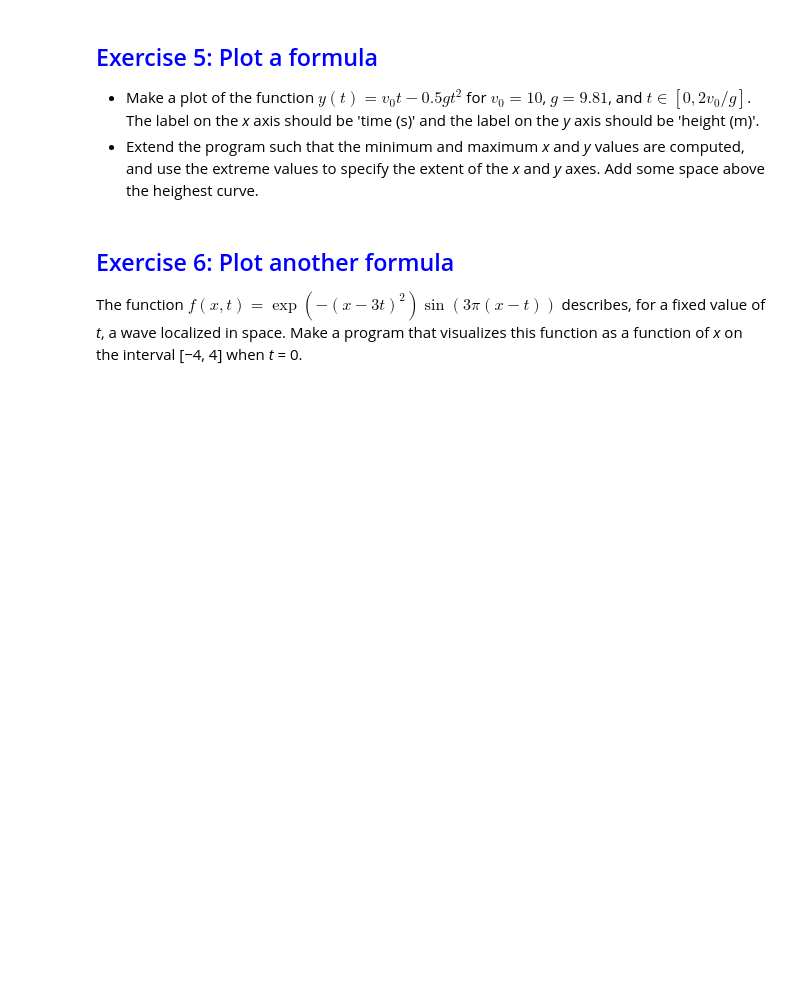
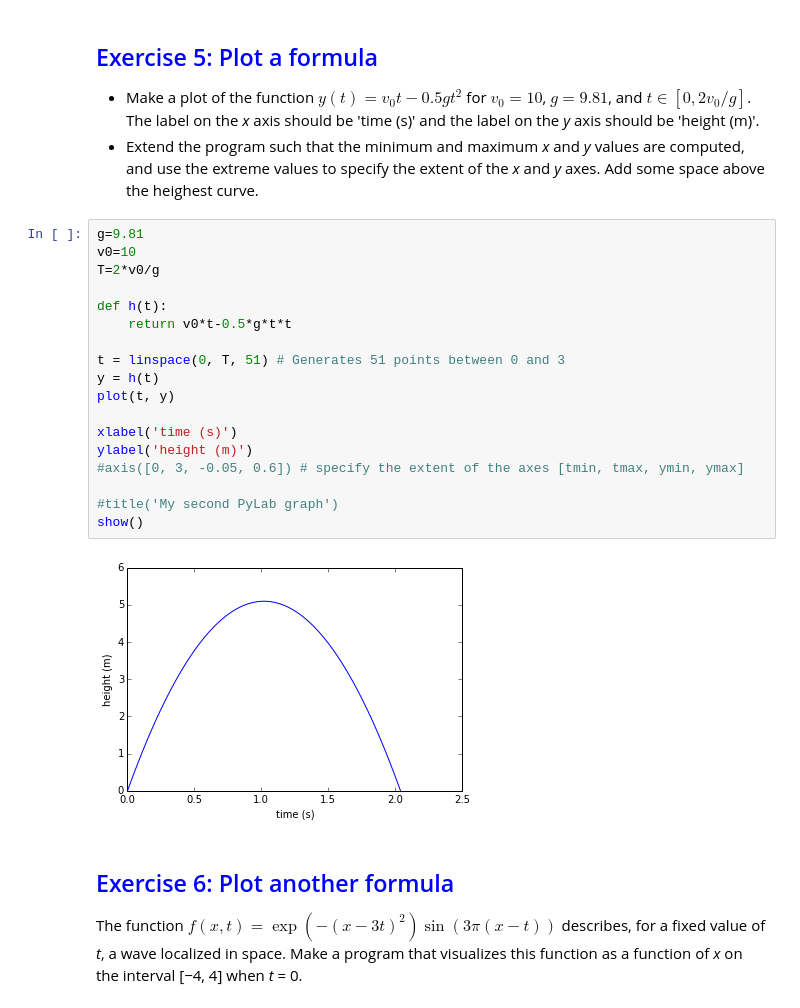
Before and after one commit to Loljaca/Introduction-to-Python-programming-for-MPECDT, a Jupyter notebook: notebook/Python-4.ipynb, the cells around one changed output. Cells and saved outputs as stored; diff of their text form; blank space fills up the shorter version.

```diff
--- a/notebook/Python-4.ipynb
+++ b/notebook/Python-4.ipynb
@@ -317,6 +321,26 @@ show()
 ## <span style="color:blue">Exercise 5: Plot a formula</span>
 * Make a plot of the function $y(t) = v_0t − 0.5gt^2$ for $v_0 = 10$, $g = 9.81$, and $t \in [0, 2v_0/g]$. The label on the *x* axis should be 'time (s)' and the label on the *y* axis should be 'height (m)'.
 * Extend the program such that the minimum and maximum *x* and *y* values are computed, and use the extreme values to specify the extent of the *x* and *y* axes. Add some space above the heighest curve.
+# %%
+g=9.81
+v0=10
+T=2*v0/g
+
+def h(t):
+    return v0*t-0.5*g*t*t
+
+t = linspace(0, T, 51) # Generates 51 points between 0 and 3
+y = h(t)
+plot(t, y)
+
+xlabel('time (s)')
+ylabel('height (m)')
+#axis([0, 3, -0.05, 0.6]) # specify the extent of the axes [tmin, tmax, ymin, ymax]
+
+#title('My second PyLab graph')
+show()
+# %% [output]
+[figure, added]
 # %% [markdown]
 ## <span style="color:blue">Exercise 6: Plot another formula</span>
 The function</br></br>
```
Also changed, not shown: parts of 7 cells of this notebook.
